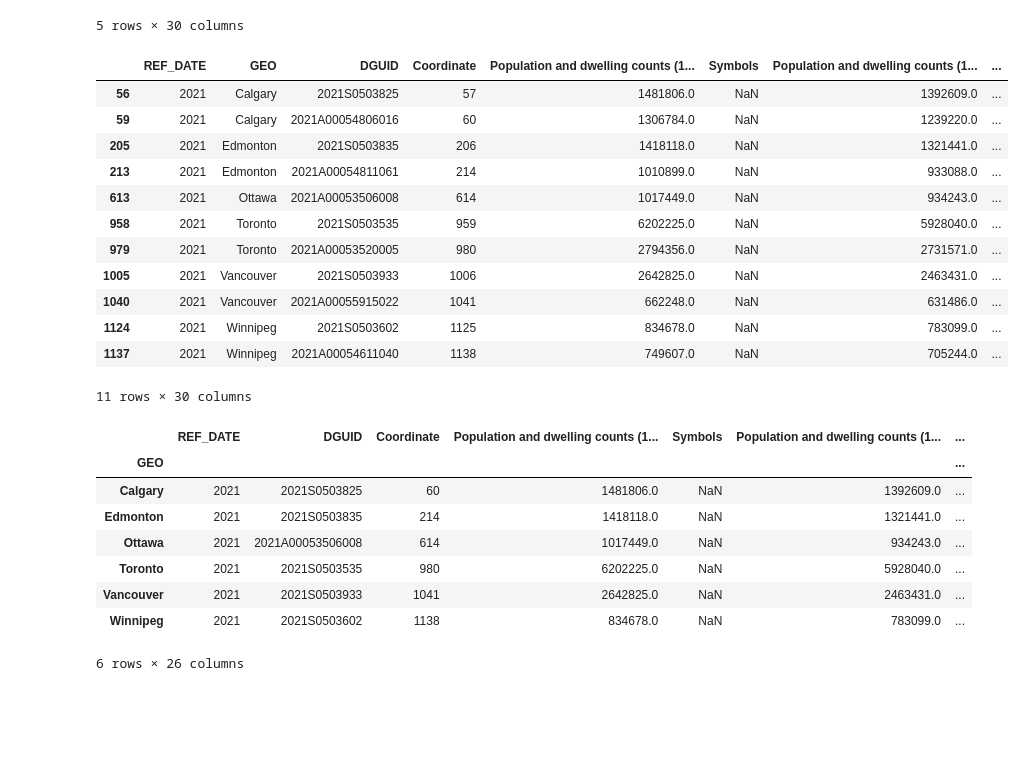
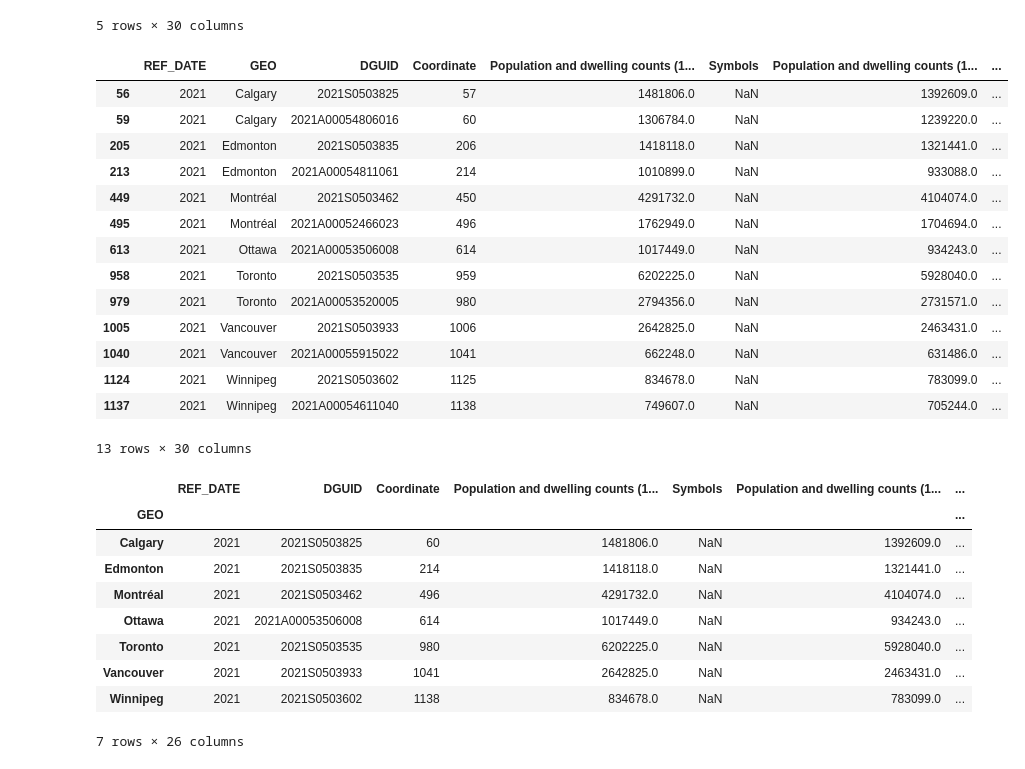
Before and after one commit to RL-Lane/Professional-Sports, a Jupyter notebook: Notebooks/Canada_Census.ipynb, the cells around one changed output. Drawn from its saved outputs; the diff is of its cells as text; code cells hidden in the pictures; blank space fills up the shorter version.

```diff
--- a/Notebooks/Canada_Census.ipynb
+++ b/Notebooks/Canada_Census.ipynb
@@ -13,15 +13,17 @@ census_df.head()
 | 4 | 2021 | Mission | 2021A00055909056 | 5 | 41519.0 | NaN | 38554.0 | ... |
 5 rows × 30 columns
 # %%
-cities_list = ['Calgary','Edmonton','Montreal','Ottawa','Toronto','Vancouver','Winnipeg']
+cities_list = ['Calgary','Edmonton','Montréal','Ottawa','Toronto','Vancouver','Winnipeg']
 filtered_cities = census_df.loc[census_df['GEO'].isin(cities_list)]
 filtered_cities
 # %% [output]
 |  | REF_DATE | GEO | DGUID | Coordinate | Population and dwelling counts (1... | Symbols | Population and dwelling counts (1... | ... |
 | 56 | 2021 | Calgary | 2021S0503825 | 57 | 1481806.0 | NaN | 1392609.0 | ... |
 | 59 | 2021 | Calgary | 2021A00054806016 | 60 | 1306784.0 | NaN | 1239220.0 | ... |
 | 205 | 2021 | Edmonton | 2021S0503835 | 206 | 1418118.0 | NaN | 1321441.0 | ... |
 | 213 | 2021 | Edmonton | 2021A00054811061 | 214 | 1010899.0 | NaN | 933088.0 | ... |
+| 449 | 2021 | Montréal | 2021S0503462 | 450 | 4291732.0 | NaN | 4104074.0 | ... |
+| 495 | 2021 | Montréal | 2021A00052466023 | 496 | 1762949.0 | NaN | 1704694.0 | ... |
 | 613 | 2021 | Ottawa | 2021A00053506008 | 614 | 1017449.0 | NaN | 934243.0 | ... |
 | 958 | 2021 | Toronto | 2021S0503535 | 959 | 6202225.0 | NaN | 5928040.0 | ... |
 | 979 | 2021 | Toronto | 2021A00053520005 | 980 | 2794356.0 | NaN | 2731571.0 | ... |
@@ -29,7 +31,7 @@ filtered_cities
 | 1040 | 2021 | Vancouver | 2021A00055915022 | 1041 | 662248.0 | NaN | 631486.0 | ... |
 | 1124 | 2021 | Winnipeg | 2021S0503602 | 1125 | 834678.0 | NaN | 783099.0 | ... |
 | 1137 | 2021 | Winnipeg | 2021A00054611040 | 1138 | 749607.0 | NaN | 705244.0 | ... |
-11 rows × 30 columns
+13 rows × 30 columns
 # %%
 group_cities = filtered_cities.groupby(['GEO'])
 sports_cities = group_cities.max()
@@ -39,11 +41,12 @@ sports_cities
 | GEO |  |  |  |  |  |  | ... |
 | Calgary | 2021 | 2021S0503825 | 60 | 1481806.0 | NaN | 1392609.0 | ... |
 | Edmonton | 2021 | 2021S0503835 | 214 | 1418118.0 | NaN | 1321441.0 | ... |
+| Montréal | 2021 | 2021S0503462 | 496 | 4291732.0 | NaN | 4104074.0 | ... |
 | Ottawa | 2021 | 2021A00053506008 | 614 | 1017449.0 | NaN | 934243.0 | ... |
 | Toronto | 2021 | 2021S0503535 | 980 | 6202225.0 | NaN | 5928040.0 | ... |
 | Vancouver | 2021 | 2021S0503933 | 1041 | 2642825.0 | NaN | 2463431.0 | ... |
 | Winnipeg | 2021 | 2021S0503602 | 1138 | 834678.0 | NaN | 783099.0 | ... |
-6 rows × 26 columns
+7 rows × 26 columns
 # %%
 reduced_sports_cities = sports_cities[['REF_DATE','Population and dwelling counts (13): Population, 2021 [1]',
                                       'Population and dwelling counts (13): Population, 2016 [2]',
```
Also changed, not shown: parts of 3 cells of this notebook, 4 other files.
